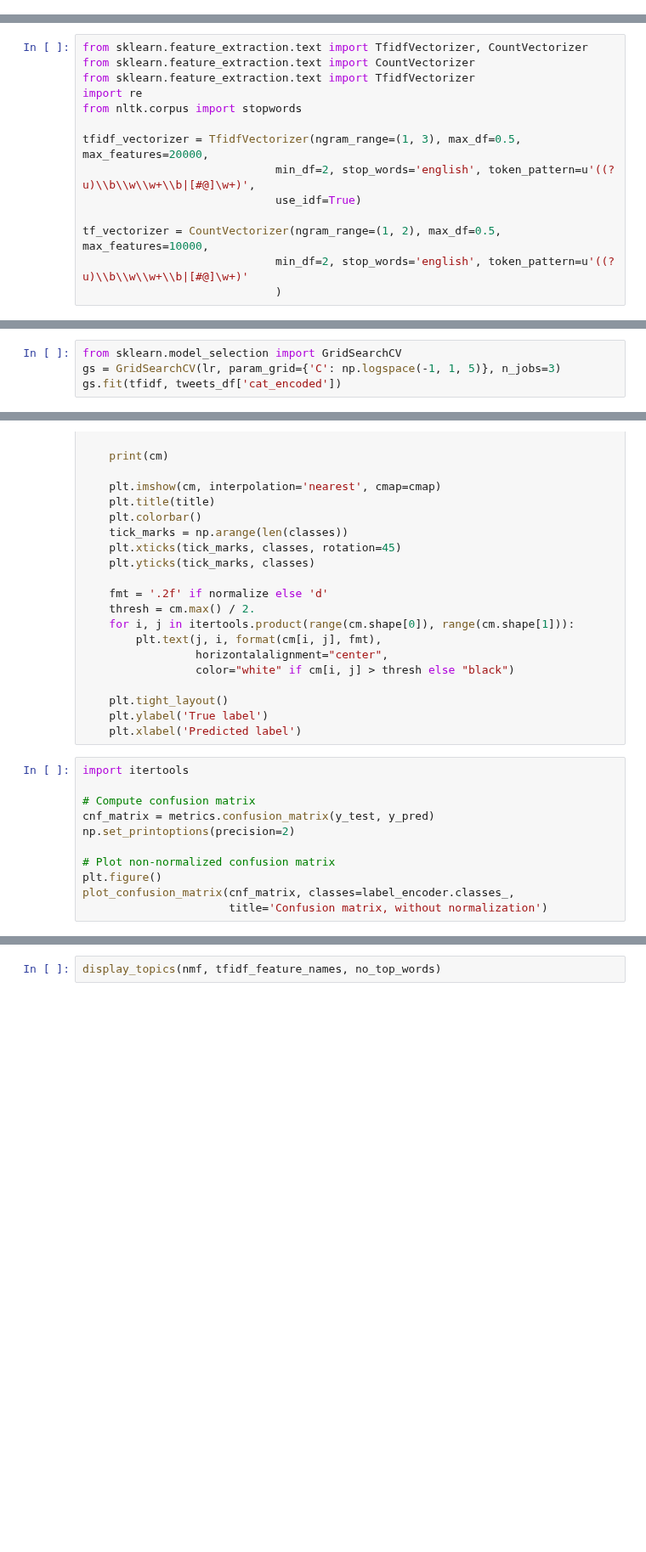
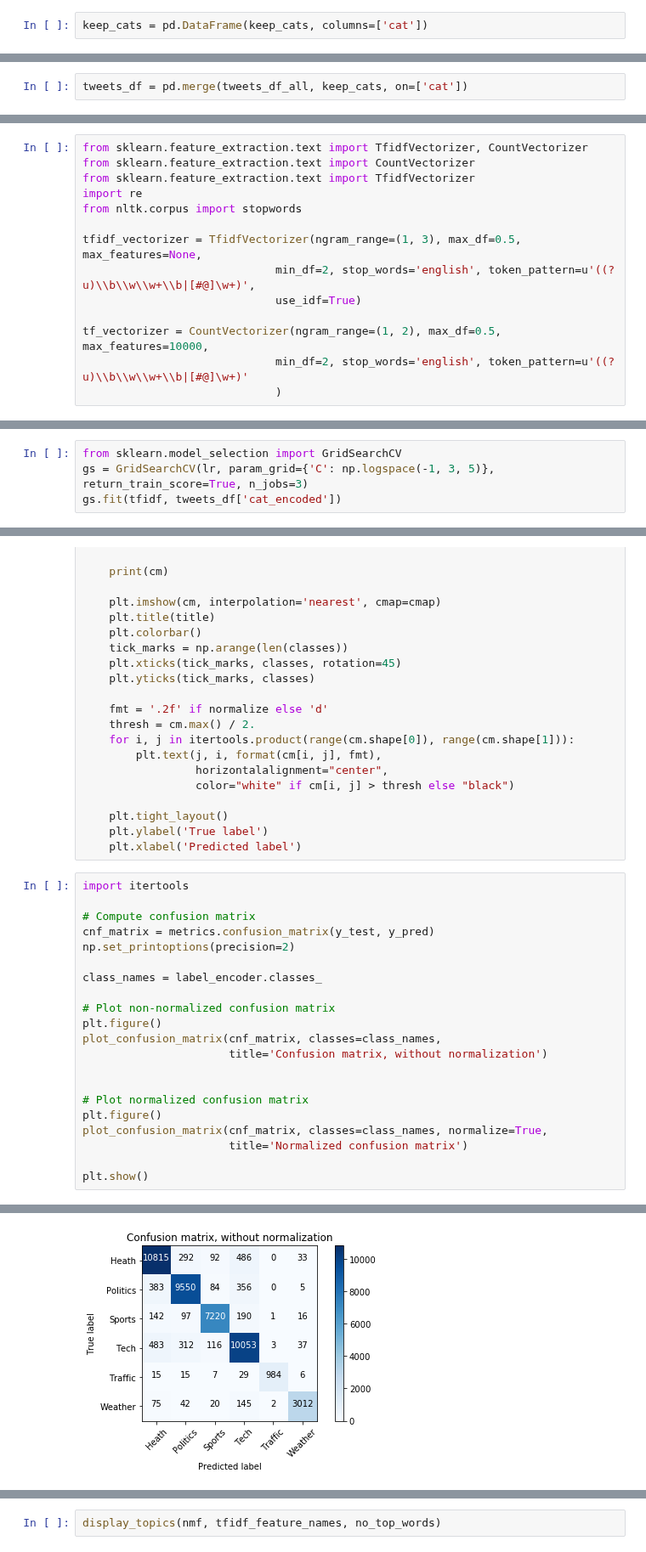
Before and after one commit to amirnasri/Data-Science, a Jupyter notebook: Twitter/tweet_classification.ipynb, the cells around one changed output, grey strips where cells are left out. Shown at 85% size. Drawn from its saved outputs; the diff is of its cells as text; blank space fills up the shorter version.

Commit message:
- Removed ent and biz - Added learning curve - Added basic hyperopt

```diff
--- a/Twitter/tweet_classification.ipynb
+++ b/Twitter/tweet_classification.ipynb
@@ -130,0 +161,2 @@ label_encoder = LabelEncoder()
+# %%
+keep_cats = pd.DataFrame(keep_cats, columns=['cat'])
@@ -131,3 +173,5 @@ label_encoder = LabelEncoder()
+# %%
+tweets_df = pd.merge(tweets_df_all, keep_cats, on=['cat'])
 # %%
 tweets_df['cat_encoded'] = label_encoder.fit_transform(tweets_df.cat)
 # %%
@@ -372,7 +412,7 @@ from sklearn.feature_extraction.text import TfidfVectorizer
 import re
 from nltk.corpus import stopwords
 
-tfidf_vectorizer = TfidfVectorizer(ngram_range=(1, 3), max_df=0.5, max_features=20000,
+tfidf_vectorizer = TfidfVectorizer(ngram_range=(1, 3), max_df=0.5, max_features=None,
                              min_df=2, stop_words='english', token_pattern=u'((?u)\\b\\w\\w+\\b|[#@]\w+)',
                              use_idf=True)
 
@@ -403,6 +471,6 @@ array([  0.1       ,   0.31622777,   1.        ,   3.16227766,  10.        ])
 # %%
 from sklearn.model_selection import GridSearchCV
-gs = GridSearchCV(lr, param_grid={'C': np.logspace(-1, 1, 5)}, n_jobs=3)
+gs = GridSearchCV(lr, param_grid={'C': np.logspace(-1, 3, 5)}, return_train_score=True, n_jobs=3)
 gs.fit(tfidf, tweets_df['cat_encoded'])
 # %% [output]
 GridSearchCV(cv=None, error_score='raise',
@@ -513,9 +599,19 @@ import itertools
 cnf_matrix = metrics.confusion_matrix(y_test, y_pred)
 np.set_printoptions(precision=2)
 
+class_names = label_encoder.classes_
+
 # Plot non-normalized confusion matrix
 plt.figure()
-plot_confusion_matrix(cnf_matrix, classes=label_encoder.classes_,
+plot_confusion_matrix(cnf_matrix, classes=class_names,
                       title='Confusion matrix, without normalization')
+
+
+# Plot normalized confusion matrix
+plt.figure()
+plot_confusion_matrix(cnf_matrix, classes=class_names, normalize=True,
+                      title='Normalized confusion matrix')
+
+plt.show()
 # %% [output]
 Confusion matrix, without normalization
@@ -526,0 +631 @@ Confusion matrix, without normalization
+[figure, added]
```
Also changed, not shown: parts of 51 cells of this notebook, 1 other file.
